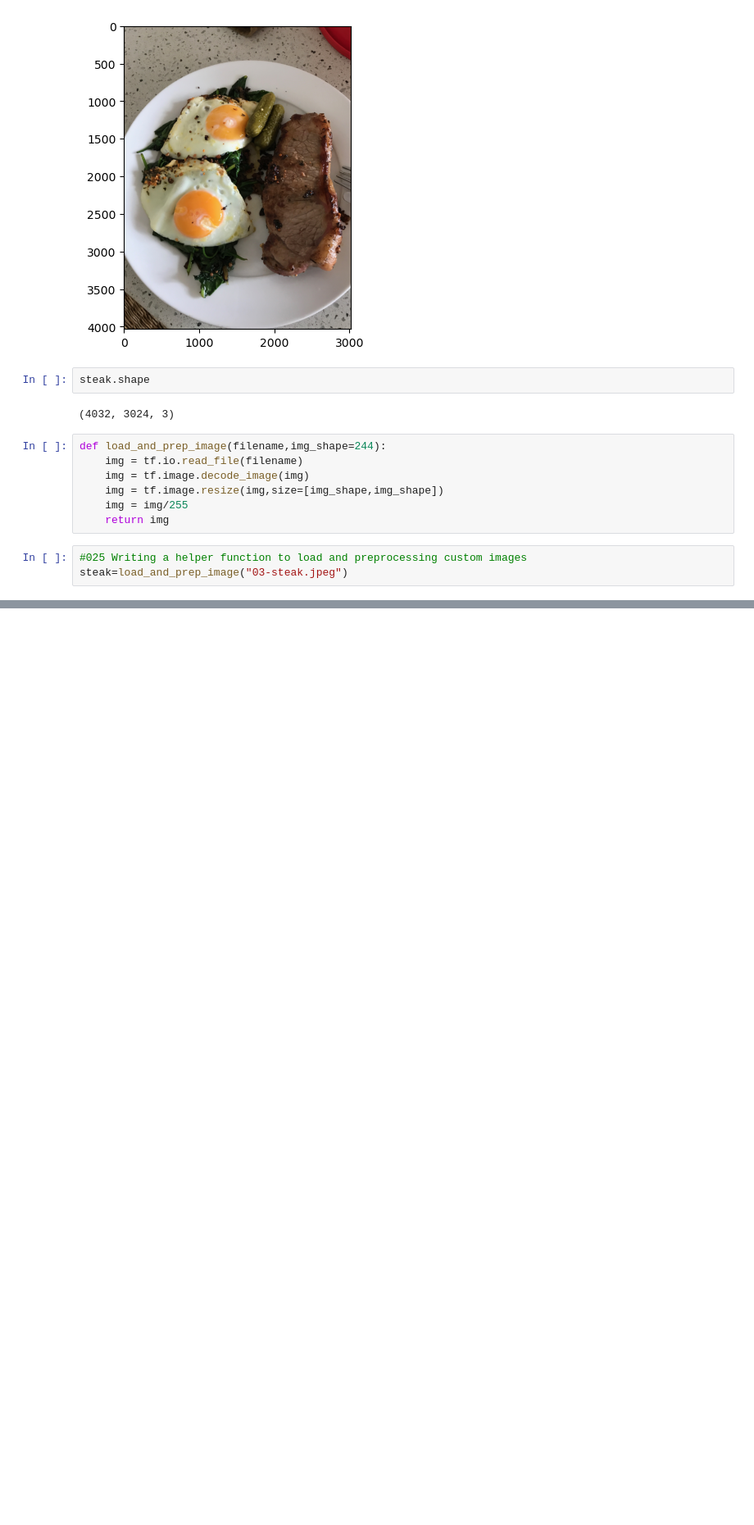
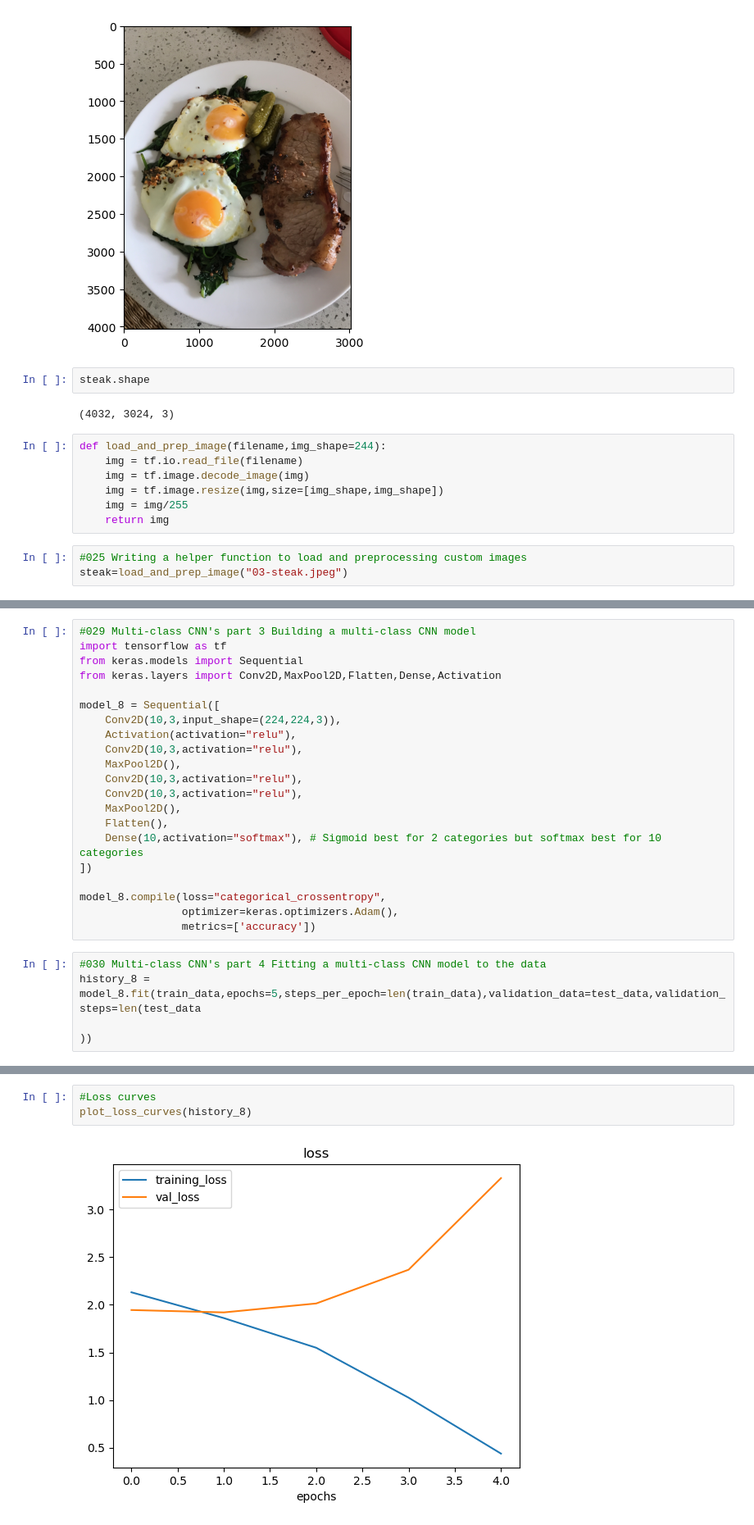
Before and after one commit to vivek11416/tensorFlow, a Jupyter notebook: ConvolutionNN/playground.ipynb, the cells around one changed output, grey strips where cells are left out. Shown at 82% size. Drawn from its saved outputs; the diff is of its cells as text; blank space fills up the shorter version.

```diff
--- a/ConvolutionNN/playground.ipynb
+++ b/ConvolutionNN/playground.ipynb
@@ -542,0 +611,25 @@ array([[0.8543421]], dtype=float32)
+# %%
+#029 Multi-class CNN's part 3 Building a multi-class CNN model
+import tensorflow as tf
+from keras.models import Sequential
+from keras.layers import Conv2D,MaxPool2D,Flatten,Dense,Activation
+
+model_8 = Sequential([
+    Conv2D(10,3,input_shape=(224,224,3)),
+    Activation(activation="relu"),
+    Conv2D(10,3,activation="relu"),
+    MaxPool2D(),
+    Conv2D(10,3,activation="relu"),
+    Conv2D(10,3,activation="relu"),
+    MaxPool2D(),
+    Flatten(),
+    Dense(10,activation="softmax"), # Sigmoid best for 2 categories but softmax best for 10 categories
+])
+
+model_8.compile(loss="categorical_crossentropy",
+                optimizer=keras.optimizers.Adam(),
+                metrics=['accuracy'])
+# %%
+#030 Multi-class CNN's part 4 Fitting a multi-class CNN model to the data
+history_8 = model_8.fit(train_data,epochs=5,steps_per_epoch=len(train_data),validation_data=test_data,validation_steps=len(test_data
+                                                                                                                           ))
@@ -542,0 +653,5 @@ array([[0.8543421]], dtype=float32)
+# %%
+#Loss curves
+plot_loss_curves(history_8)
+# %% [output]
+[figure, added]
```
Also changed, not shown: parts of 31 cells of this notebook, 1 other file.
